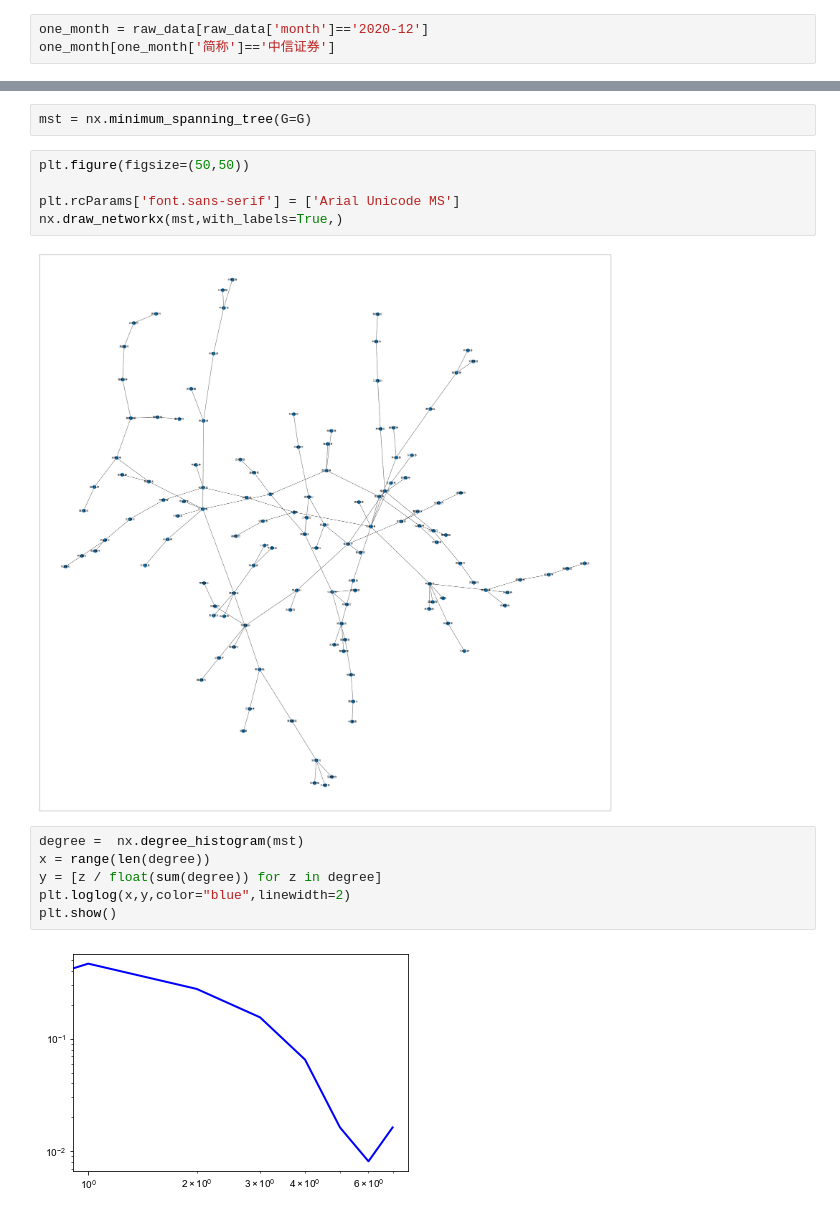
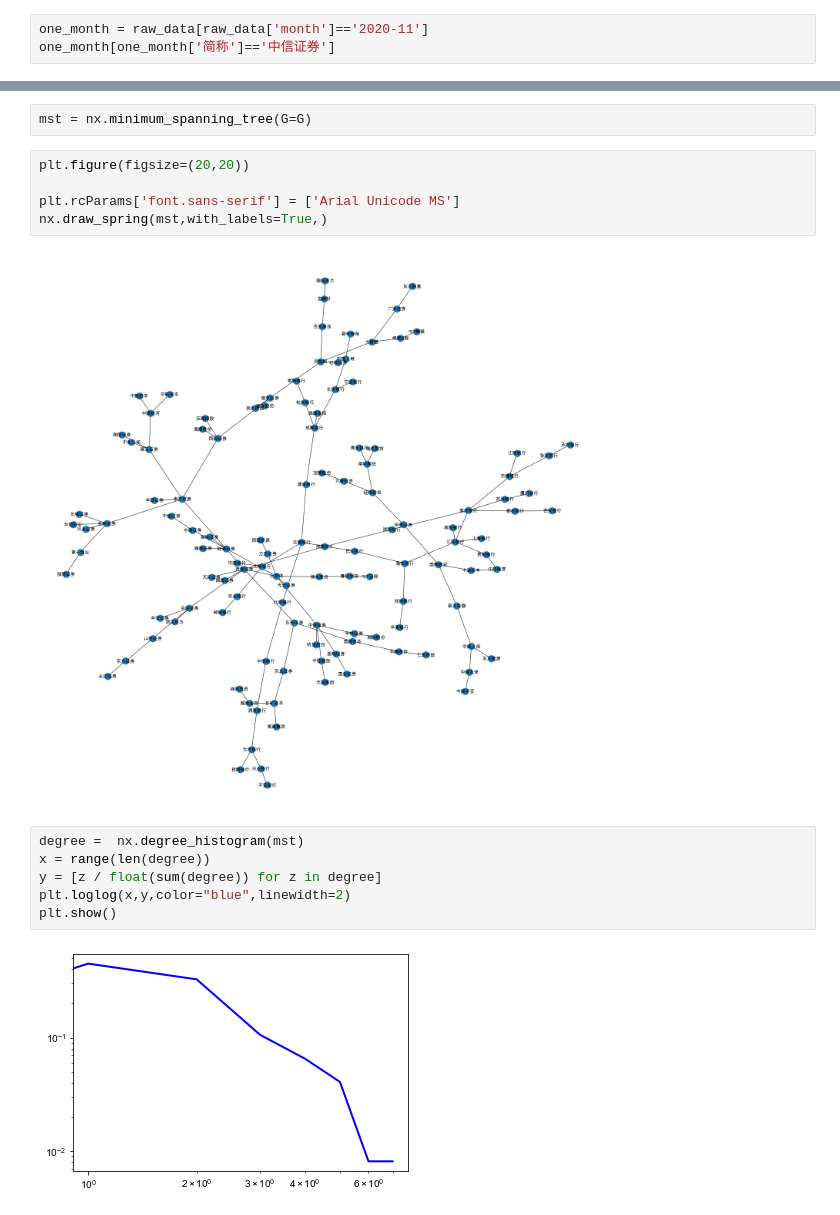
Before and after one commit to Chang-Tong/System-Risk-by-Network-View, a Jupyter notebook: stock_data/clean_data.ipynb, the cells around one changed output, grey strips where cells are left out. Drawn from its saved outputs; the diff is of its cells as text.

```diff
--- a/stock_data/clean_data.ipynb
+++ b/stock_data/clean_data.ipynb
@@ -63,7 +65,7 @@ raw_data.set_index(index)
 |  | 陕国投A | 陕国投A | 2021-01-19 | 3.53 | 3.60 | 其他金融业 | 2021-01 | 2021 | 0.019636 |
 230203 rows × 8 columns
 # %%
-one_month = raw_data[raw_data['month']=='2020-12']
+one_month = raw_data[raw_data['month']=='2020-11']
 one_month[one_month['简称']=='中信证券']
 # %% [output]
 |  | 简称 | 日期 | 开盘价(元) | 收盘价(元) | subsector | month | year | return |
@@ -165,12 +165,12 @@ G.add_weighted_edges_from(s_List_flat)
 # %%
 mst = nx.minimum_spanning_tree(G=G)
 # %%
-plt.figure(figsize=(50,50))
+plt.figure(figsize=(20,20))
 
 plt.rcParams['font.sans-serif'] = ['Arial Unicode MS']
-nx.draw_networkx(mst,with_labels=True,)
+nx.draw_spring(mst,with_labels=True,)
 # %% [output]
-[figure, old version]
+[figure, new version]
 # %%
 degree =  nx.degree_histogram(mst)
 x = range(len(degree))
@@ -178,4 +178,4 @@ y = [z / float(sum(degree)) for z in degree]
 plt.loglog(x,y,color="blue",linewidth=2)
 plt.show()
 # %% [output]
-[figure, old version]
+[figure, new version]
```
Also changed, not shown: parts of 9 cells of this notebook, 3 other files.
